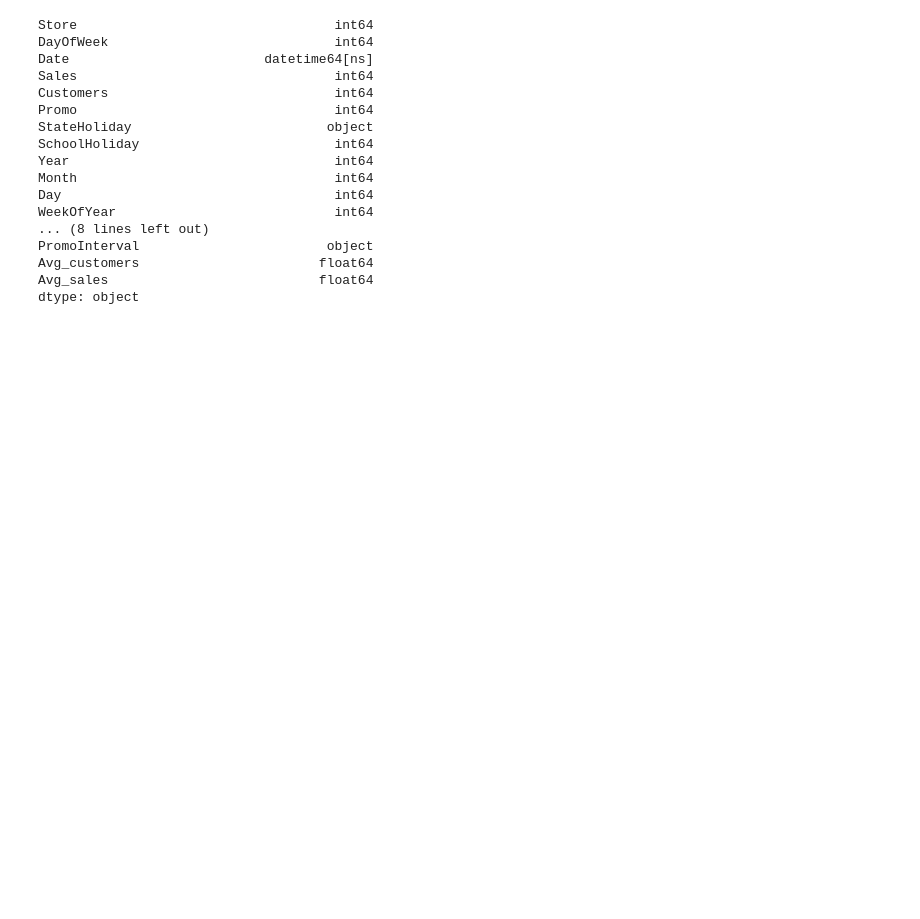
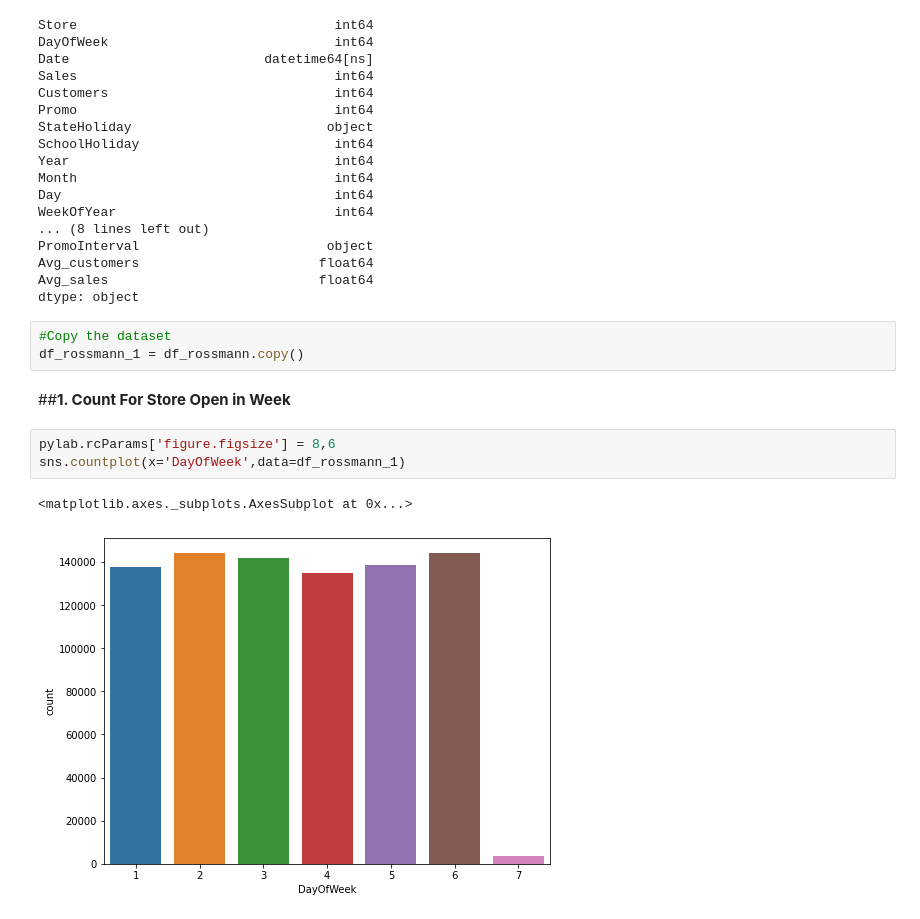
Before and after one commit to shubham-hub/Rossmann-Sales-Prediction, a Jupyter notebook: Capstone_Project_2_Shubham_Chavhan.ipynb, the cells around one changed output. Drawn from its saved outputs; the diff is of its cells as text; blank space fills up the shorter version.

```diff
--- a/Capstone_Project_2_Shubham_Chavhan.ipynb
+++ b/Capstone_Project_2_Shubham_Chavhan.ipynb
@@ -626,3 +582,14 @@ PromoInterval                        object
 Avg_customers                       float64
 Avg_sales                           float64
 dtype: object
+# %%
+#Copy the dataset
+df_rossmann_1 = df_rossmann.copy()
+# %% [markdown]
+##**1. Count For Store Open in Week**
+# %%
+pylab.rcParams['figure.figsize'] = 8,6
+sns.countplot(x='DayOfWeek',data=df_rossmann_1)
+# %% [output]
+<matplotlib.axes._subplots.AxesSubplot at 0x...>
+[figure, added]
```
Also changed, not shown: parts of 36 cells of this notebook.
